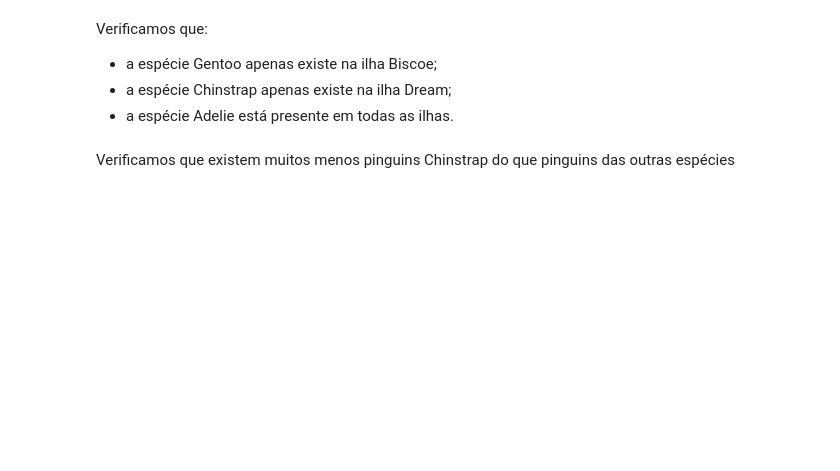
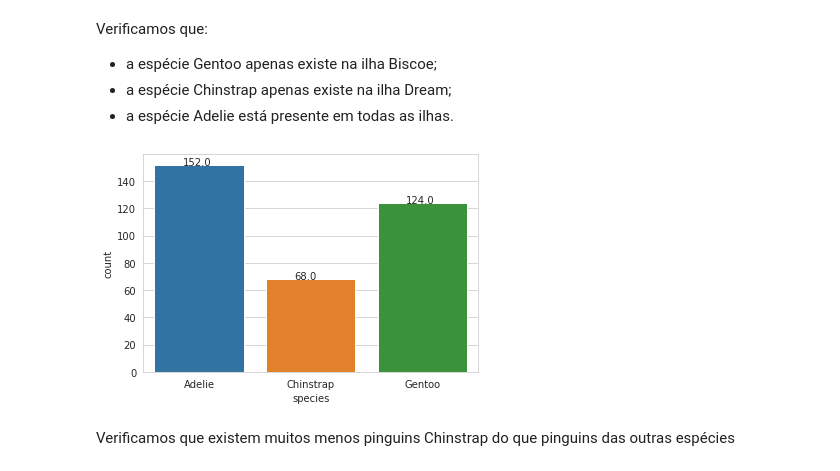
Before and after one commit to PietroPan/MachineLearning, a Jupyter notebook: pinguins.ipynb, the cells around one changed output. Saved outputs shown, nothing was run; the diff lists cells and outputs as text; code cells hidden in the pictures; blank space fills up the shorter version.

```diff
--- a/pinguins.ipynb
+++ b/pinguins.ipynb
@@ -42,0 +116,12 @@ penguins.isna().sum()
+# %%
+#Preencher os missing values com a média da espécie a que pertence
+
+penguins['culmen_length_mm'] = penguins['culmen_length_mm'].fillna(penguins.groupby('species')['culmen_length_mm'].transform('mean'))
+
+penguins['culmen_depth_mm'] = penguins['culmen_depth_mm'].fillna(penguins.groupby('species')['culmen_depth_mm'].transform('mean'))
+
+penguins['flipper_length_mm'] = penguins['flipper_length_mm'].fillna(penguins.groupby('species')['flipper_length_mm'].transform('mean'))
+
+penguins['body_mass_g'] = penguins['body_mass_g'].fillna(penguins.groupby('species')['body_mass_g'].transform('mean'))
+
+penguins["sex"]=penguins["sex"].fillna(method='bfill')
@@ -42,0 +141,3 @@ penguins.isna().sum()
+# %%
+#apagar a entrada que no atributo 'sex' tem "."
+penguins.loc[penguins["sex"] == ".", ["sex"]] = "MALE"
@@ -67,2 +210,10 @@ penguins['species'].value_counts()
+# %%
+sns.set_style('whitegrid')
+label = 'species'
+ax = sns.countplot(x=label, data = penguins)
+for p in ax.patches: ax.annotate('{:.1f}'.format(p.get_height()), (p.get_x()+0.25, p.get_height()+0.01))
+plt.show()
+# %% [output]
+[figure, added]
 # %% [markdown]
 Verificamos que existem muitos menos pinguins Chinstrap do que pinguins das outras espécies
```
Also changed, not shown: parts of 55 cells of this notebook.
